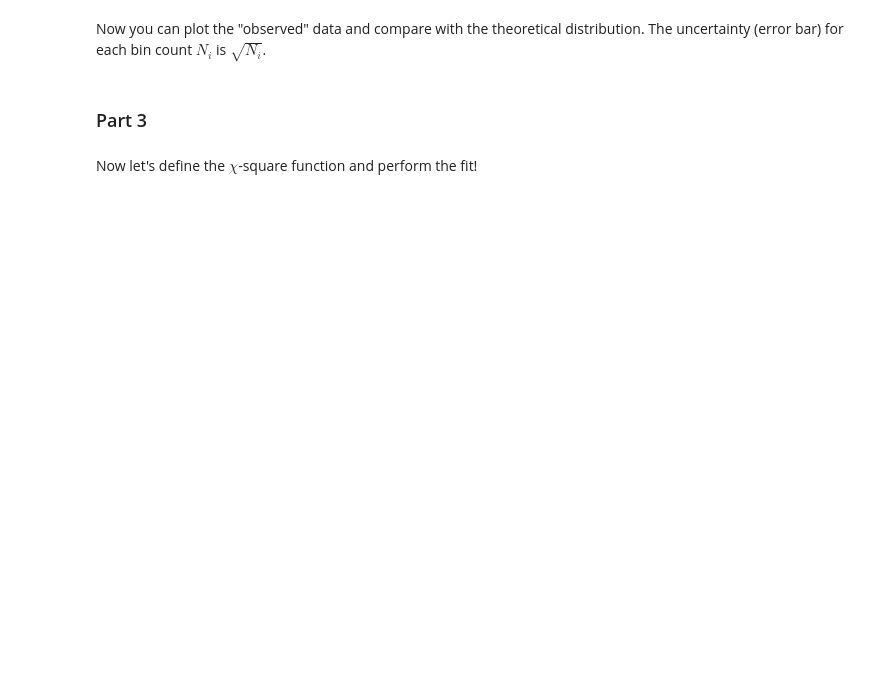
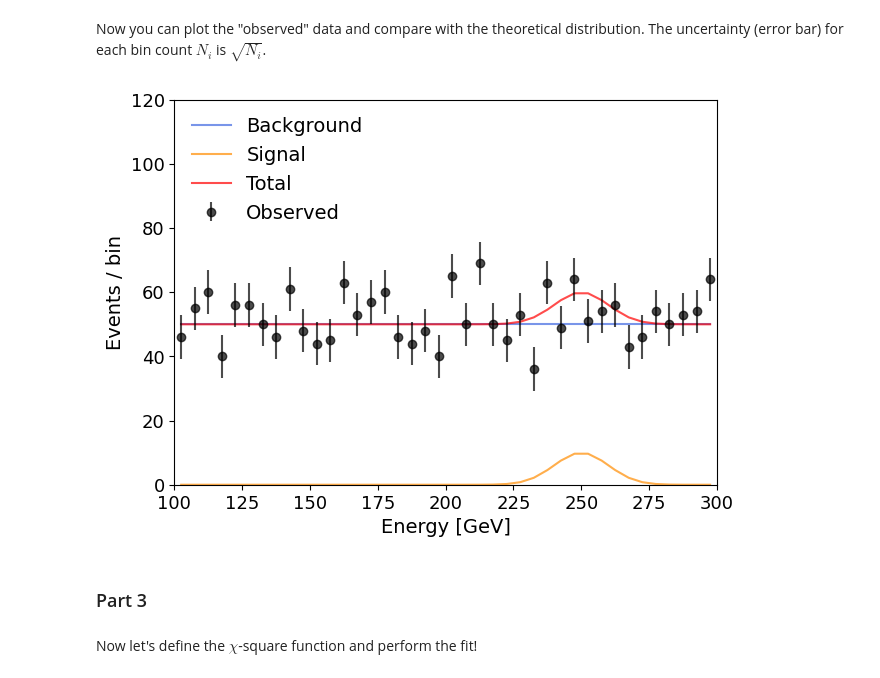
Before and after one commit to jchismar/DSC291, a Jupyter notebook: Homework_05_WI25.ipynb, the cells around one changed output. Drawn from its saved outputs; the diff is of its cells as text; code cells hidden in the pictures; blank space fills up the shorter version.

```diff
--- a/Homework_05_WI25.ipynb
+++ b/Homework_05_WI25.ipynb
@@ -133,19 +184,21 @@ Now you can plot the "observed" data and compare with the theoretical distributi
 # %%
 plt.figure(figsize=(7, 5))
 plt.plot(energies, bkg_counts, alpha=0.7, color='royalblue', label='Background')
 plt.plot(energies, signal_counts, alpha=0.7, color='darkorange', label='Signal')
 plt.plot(energies, expected_counts, alpha=0.7, color='red', label='Total')
-plt.errorbar(energies, observed_counts, yerr=np.sqrt(observed_counts),
+plt.errorbar(energies, observed_counts, yerr=np.sqrt(observed_counts[0]),
              fmt='o', linestyle='None',
              alpha=0.7, color='black', label='Observed')
 plt.xlabel('Energy [GeV]', fontsize=14)
 plt.ylabel('Events / bin', fontsize=14)
 plt.xticks(fontsize=13)
 plt.yticks(fontsize=13)
 plt.legend(loc='upper left', frameon=False, fontsize=14)
 plt.xlim(100, 300)
 plt.ylim(0, 120)
 plt.show()
+# %% [output]
+[figure, added]
 # %% [markdown]
 ### Part 3
 # %% [markdown]
```
Also changed, not shown: parts of 15 cells of this notebook.
